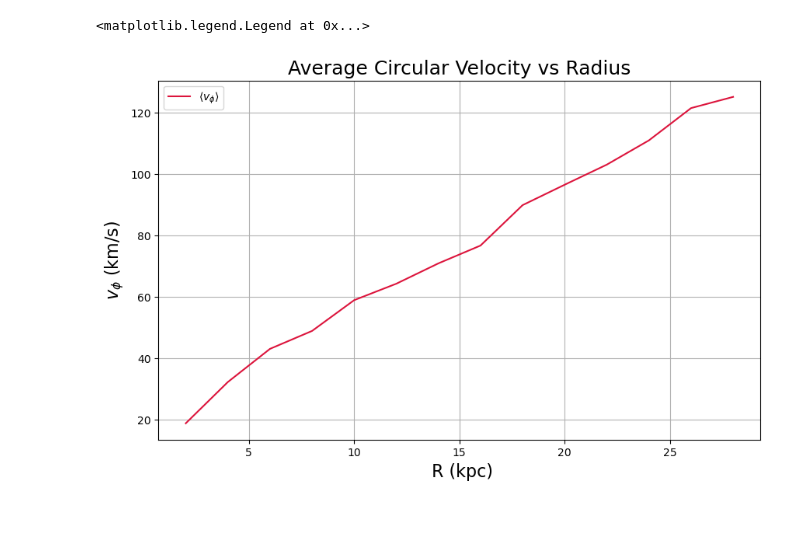
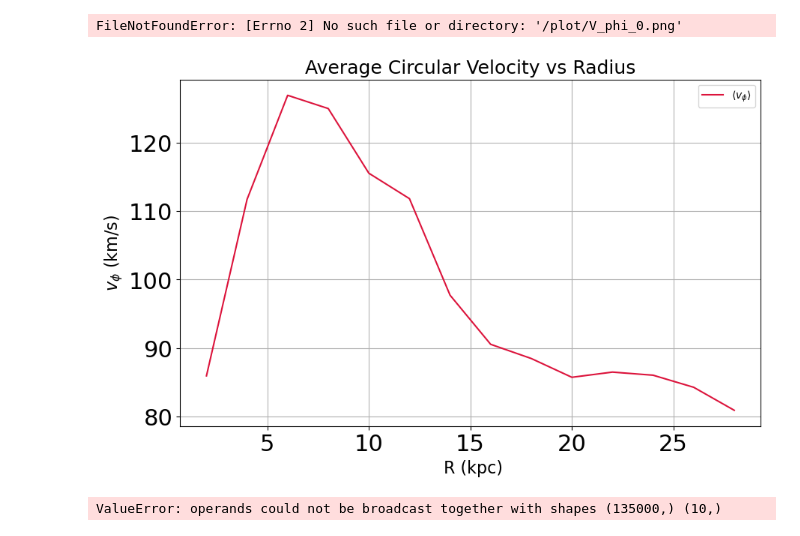
Before and after one commit to hina18201716/astr400b-25s, a Jupyter notebook: ra/ResearchAssignment.ipynb, the cells around one changed output. Saved outputs shown, nothing was run; the diff lists cells and outputs as text; code cells hidden in the pictures.

```diff
--- a/ra/ResearchAssignment.ipynb
+++ b/ra/ResearchAssignment.ipynb
@@ -48,8 +48,8 @@ class Remnant:
         ilbl = '000' + str(Snap)
         # remove all but the last 3 digits
         ilbl = ilbl[-3:]
-        filename1 ="%s_"%(Galaxy1) + ilbl + '.txt'
-        filename2 ="%s_"%(Galaxy2) + ilbl + '.txt'
+        filename1 = "%s_"%(Galaxy1) + ilbl + '.txt'
+        filename2 = "%s_"%(Galaxy2) + ilbl + '.txt'
 
         time1, total1, data1 = Read(filename1)
         time2, total2, data2 = Read(filename2)
@@ -116,7 +116,8 @@ class Remnant:
         matplotlib.rcParams['ytick.labelsize'] = label_size
 
         # Save file
-        plt.savefig('RotationCurve.png')
+        pdfname = "plot/RotationCurve_%d"%self.Snap + ".png"
+        plt.savefig(pdfname)
 
 
     def RotateAxis(self):
@@ -198,6 +199,8 @@ class Remnant:
         label_size = 22
         matplotlib.rcParams['xtick.labelsize'] = label_size
         matplotlib.rcParams['ytick.labelsize'] = label_size
+        pdfname = "plot/EdgeOnView_%d"%self.Snap + ".png"
+        plt.savefig(pdfname)
 
     def V_Phi(self):
         """a function to calcurate a circular velocity in cylindical coordinate as a function of distance from the center of mass.
@@ -206,6 +209,7 @@ class Remnant:
             rr_new : array of distnace r (kpc)
             v_phi : mean circular velocity (km/s)
         """
+
         x, y, z = self.rn[:,0], self.rn[:,1], self.rn[:,2]
         vx, vy, vz = self.vn[:,0], self.vn[:,1], self.vn[:,2]
 
@@ -263,5 +267,7 @@ class Remnant:
 
         return v_max / sigma
 # %%
-MW_M31 = Remnant("MW","M31", 560)
-# MW_M31.V_circ()
+snapnumber = 0
+
+MW_M31 = Remnant("MW","M31", snapnumber)
+MW_M31.V_circ()
@@ -271,18 +281,23 @@ MW_M31.RotateAxis()
 # %%
 r, vphi = MW_M31.V_Phi()
 
 plt.figure(figsize=(10,6))
 plt.plot(r, vphi, label=r"$\langle v_\phi \rangle$", color='crimson')
 plt.xlabel(" R (kpc)", fontsize=16)
 plt.ylabel(r"$v_\phi$ (km/s)", fontsize=16)
 plt.title("Average Circular Velocity vs Radius", fontsize=18)
 plt.grid(True)
 plt.legend()
+
+pdfname = "/plot/V_phi_%d"%snapnumber + ".png"
+plt.savefig(pdfname)
 # %% [output]
-<matplotlib.legend.Legend at 0x...>
+FileNotFoundError: [Errno 2] No such file or directory: '/plot/V_phi_0.png'
-[figure, old version]
+[figure, new version]
 # %%
 rr = np.linspace(0, 200, 10)
 V_max = 125
 
 vCurve = MW_M31.Vmax_over_sigma(rr, V_max)
+# %% [output]
+ValueError: operands could not be broadcast together with shapes (135000,) (10,)
```
Also changed, not shown: parts of 2 cells of this notebook, 6 other files.
